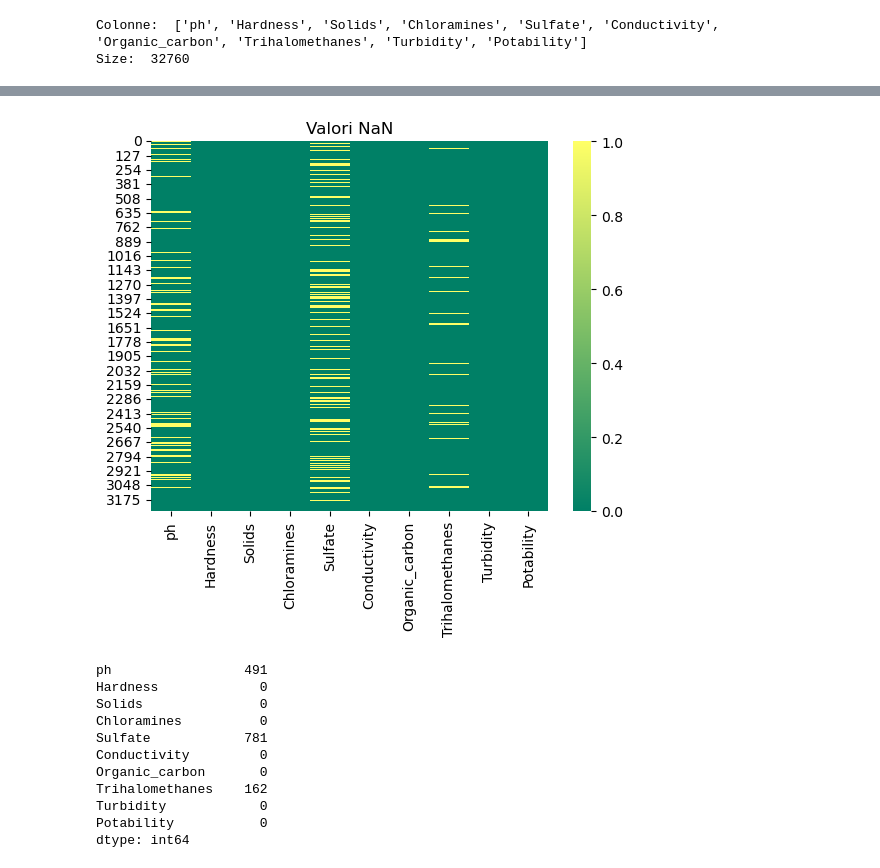
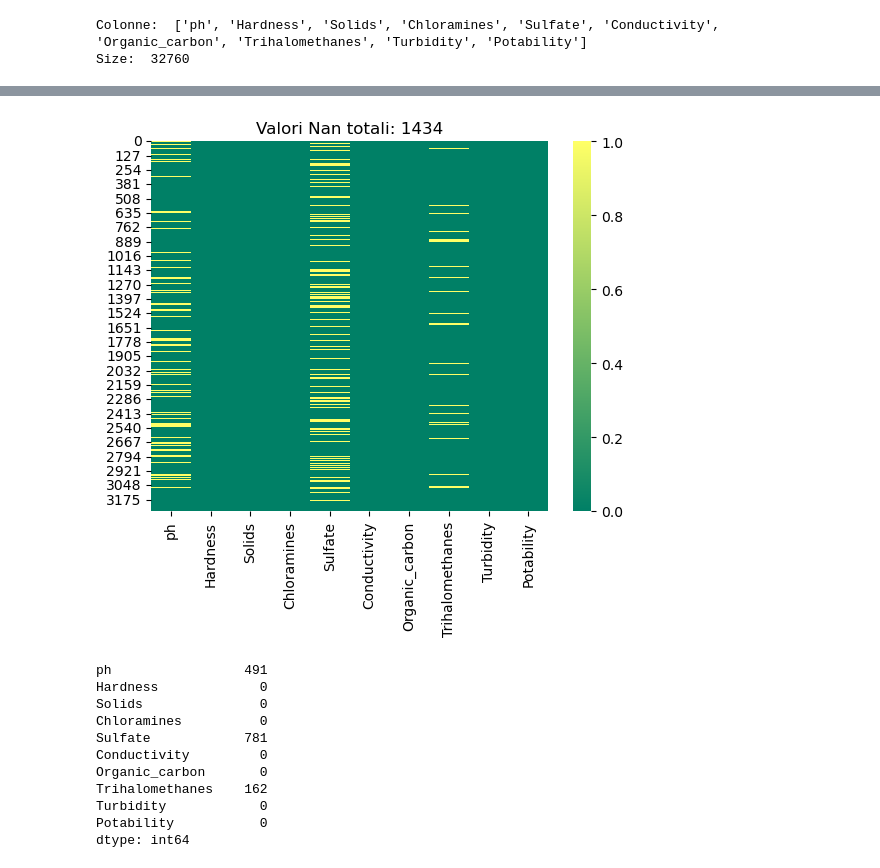
Before and after one commit to zAle711/Machine-Learning-Exam-Project, a Jupyter notebook: water_potability.ipynb, the cells around one changed output, grey strips where cells are left out. Saved outputs shown, nothing was run; the diff lists cells and outputs as text; code cells hidden in the pictures.

```diff
--- a/water_potability.ipynb
+++ b/water_potability.ipynb
@@ -48,10 +61,12 @@ memory usage: 256.1 KB
 # %%
+total_nan = df.isnull().sum().sum()
+title = f"Valori Nan totali: {total_nan}"
 sns.heatmap(data=df.isnull(), cmap='summer')
-plt.title("Valori NaN")
+plt.title(title)
 plt.show()
 df.isnull().sum()
 # %% [output]
-[figure, old version]
+[figure, new version]
 ph                 491
 Hardness             0
 Solids               0
```
Also changed, not shown: parts of 8 cells of this notebook.
